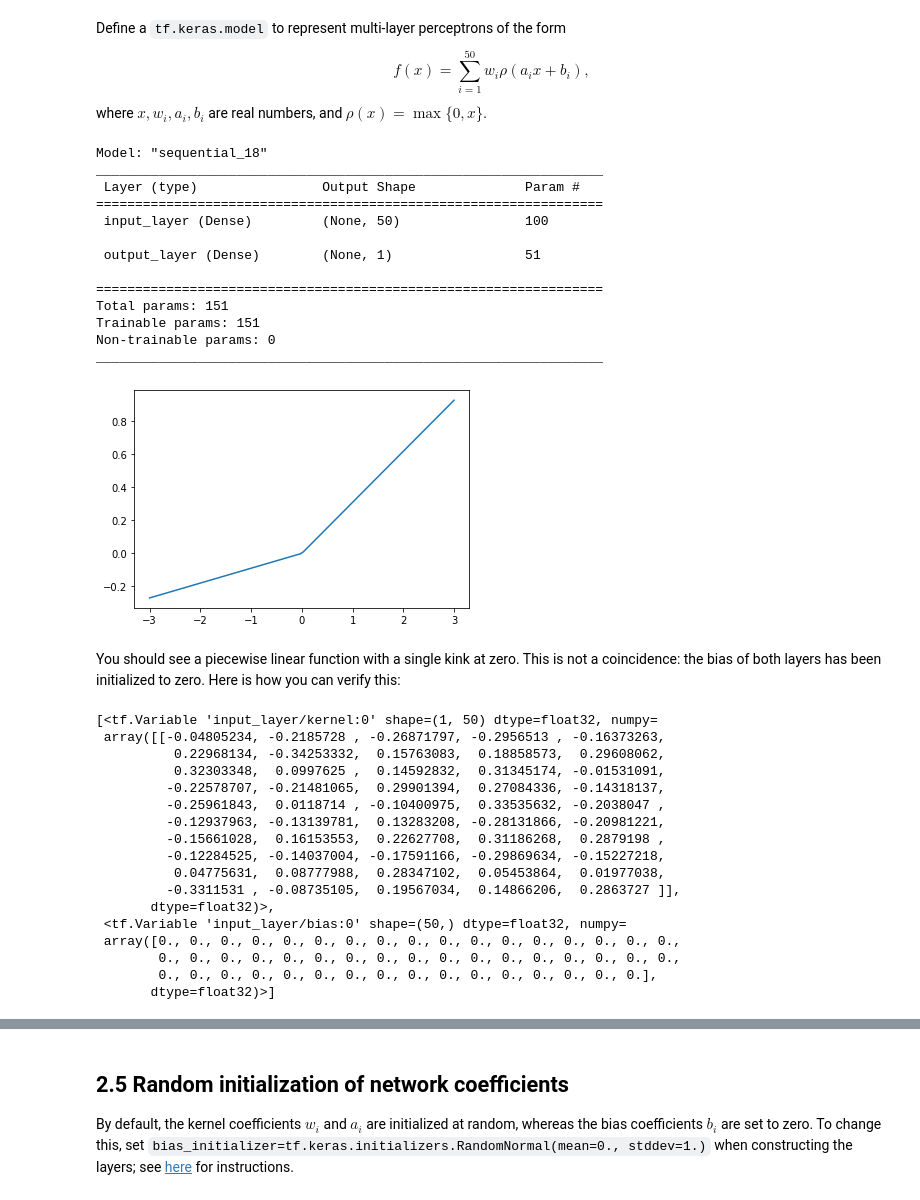
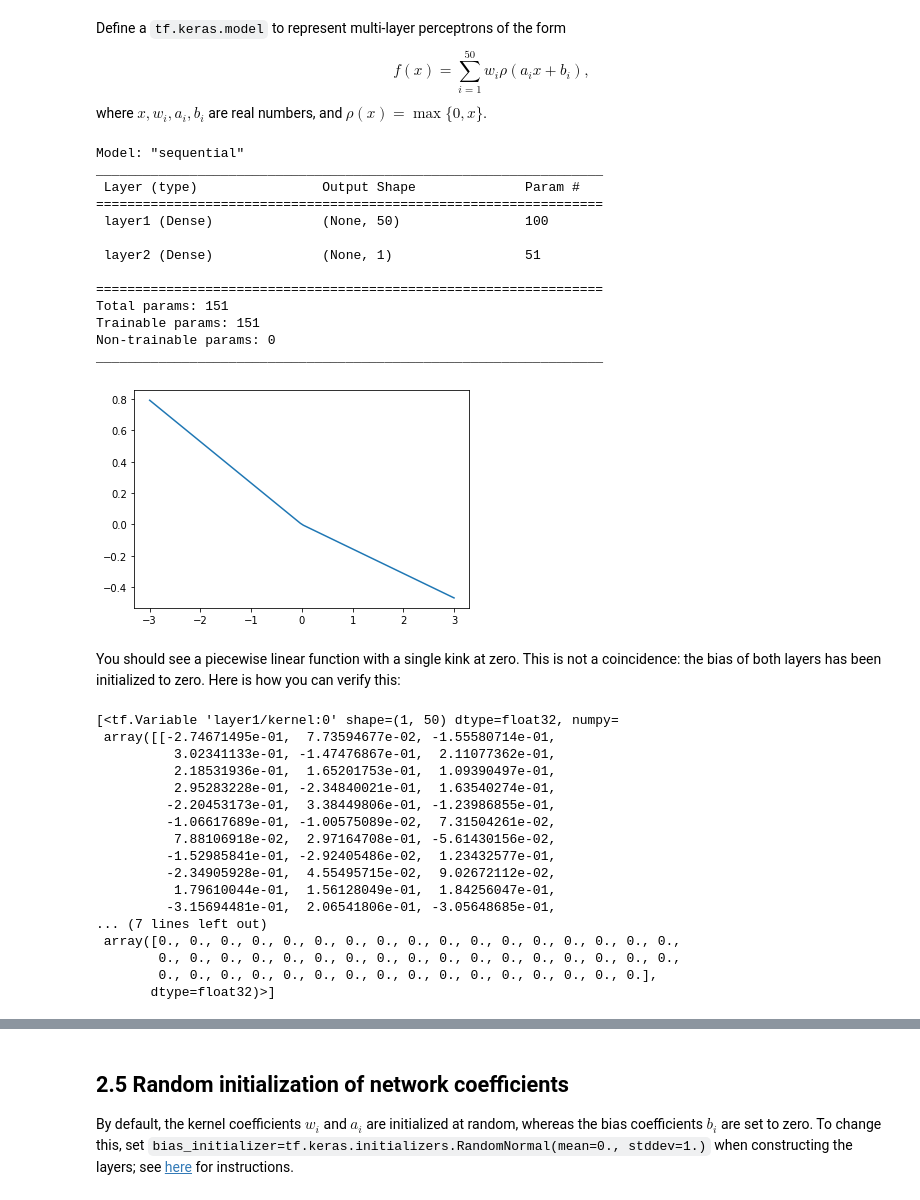
Before and after one commit to shahuiz/MH3520_Homework, a Jupyter notebook: 02_problemset.ipynb, the cells around one changed output, grey strips where cells are left out. Saved outputs shown, nothing was run; the diff lists cells and outputs as text; code cells hidden in the pictures.

```diff
--- a/02_problemset.ipynb
+++ b/02_problemset.ipynb
@@ -20,50 +20,49 @@ where $x,w_i,a_i,b_i$ are real numbers, and $\rho(x)=\max\{0,x\}$.
 # %%
 model = tf.keras.models.Sequential([
   # TODO add input and dense layers here
   tf.keras.layers.Input(shape=1),
-  tf.keras.layers.Dense(50, activation='relu', name='input_layer'),
-  tf.keras.layers.Dense(1, name='output_layer')
-
+  tf.keras.layers.Dense(50, activation='relu', name='layer1'),
+  tf.keras.layers.Dense(1, name='layer2')
 ])
 
 model.compile()
 model.summary()
 plt.plot(np.linspace(-3, 3, 100), model.predict(np.linspace(-3, 3, 100)))
 plt.show()
 # %% [output]
-Model: "sequential_18"
+Model: "sequential"
 _________________________________________________________________
  Layer (type)                Output Shape              Param #
 =================================================================
- input_layer (Dense)         (None, 50)                100
+ layer1 (Dense)              (None, 50)                100
 
- output_layer (Dense)        (None, 1)                 51
+ layer2 (Dense)              (None, 1)                 51
 
 =================================================================
 Total params: 151
 Trainable params: 151
 Non-trainable params: 0
 _________________________________________________________________
-[figure, old version]
+[figure, new version]
 # %% [markdown]
 You should see a piecewise linear function with a single kink at zero. This is not a coincidence: the bias of both layers has been initialized to zero. Here is how you can verify this:
 # %%
 # bottom (input) layer
 model.get_layer(index=0).weights
 # %% [output]
-[<tf.Variable 'input_layer/kernel:0' shape=(1, 50) dtype=float32, numpy=
- array([[-0.04805234, -0.2185728 , -0.26871797, -0.2956513 , -0.16373263,
-          0.22968134, -0.34253332,  0.15763083,  0.18858573,  0.29608062,
-          0.32303348,  0.0997625 ,  0.14592832,  0.31345174, -0.01531091,
-         -0.22578707, -0.21481065,  0.29901394,  0.27084336, -0.14318137,
-         -0.25961843,  0.0118714 , -0.10400975,  0.33535632, -0.2038047 ,
-         -0.12937963, -0.13139781,  0.13283208, -0.28131866, -0.20981221,
-         -0.15661028,  0.16153553,  0.22627708,  0.31186268,  0.2879198 ,
-         -0.12284525, -0.14037004, -0.17591166, -0.29869634, -0.15227218,
-          0.04775631,  0.08777988,  0.28347102,  0.05453864,  0.01977038,
-         -0.3311531 , -0.08735105,  0.19567034,  0.14866206,  0.2863727 ]],
-       dtype=float32)>,
- <tf.Variable 'input_layer/bias:0' shape=(50,) dtype=float32, numpy=
+[<tf.Variable 'layer1/kernel:0' shape=(1, 50) dtype=float32, numpy=
+ array([[-2.74671495e-01,  7.73594677e-02, -1.55580714e-01,
+          3.02341133e-01, -1.47476867e-01,  2.11077362e-01,
+          2.18531936e-01,  1.65201753e-01,  1.09390497e-01,
+          2.95283228e-01, -2.34840021e-01,  1.63540274e-01,
+         -2.20453173e-01,  3.38449806e-01, -1.23986855e-01,
+         -1.06617689e-01, -1.00575089e-02,  7.31504261e-02,
+          7.88106918e-02,  2.97164708e-01, -5.61430156e-02,
+         -1.52985841e-01, -2.92405486e-02,  1.23432577e-01,
+         -2.34905928e-01,  4.55495715e-02,  9.02672112e-02,
+          1.79610044e-01,  1.56128049e-01,  1.84256047e-01,
+         -3.15694481e-01,  2.06541806e-01, -3.05648685e-01,
+... (7 lines left out)
  array([0., 0., 0., 0., 0., 0., 0., 0., 0., 0., 0., 0., 0., 0., 0., 0., 0.,
         0., 0., 0., 0., 0., 0., 0., 0., 0., 0., 0., 0., 0., 0., 0., 0., 0.,
         0., 0., 0., 0., 0., 0., 0., 0., 0., 0., 0., 0., 0., 0., 0., 0.],
```
Also changed, not shown: parts of 7 cells of this notebook.
